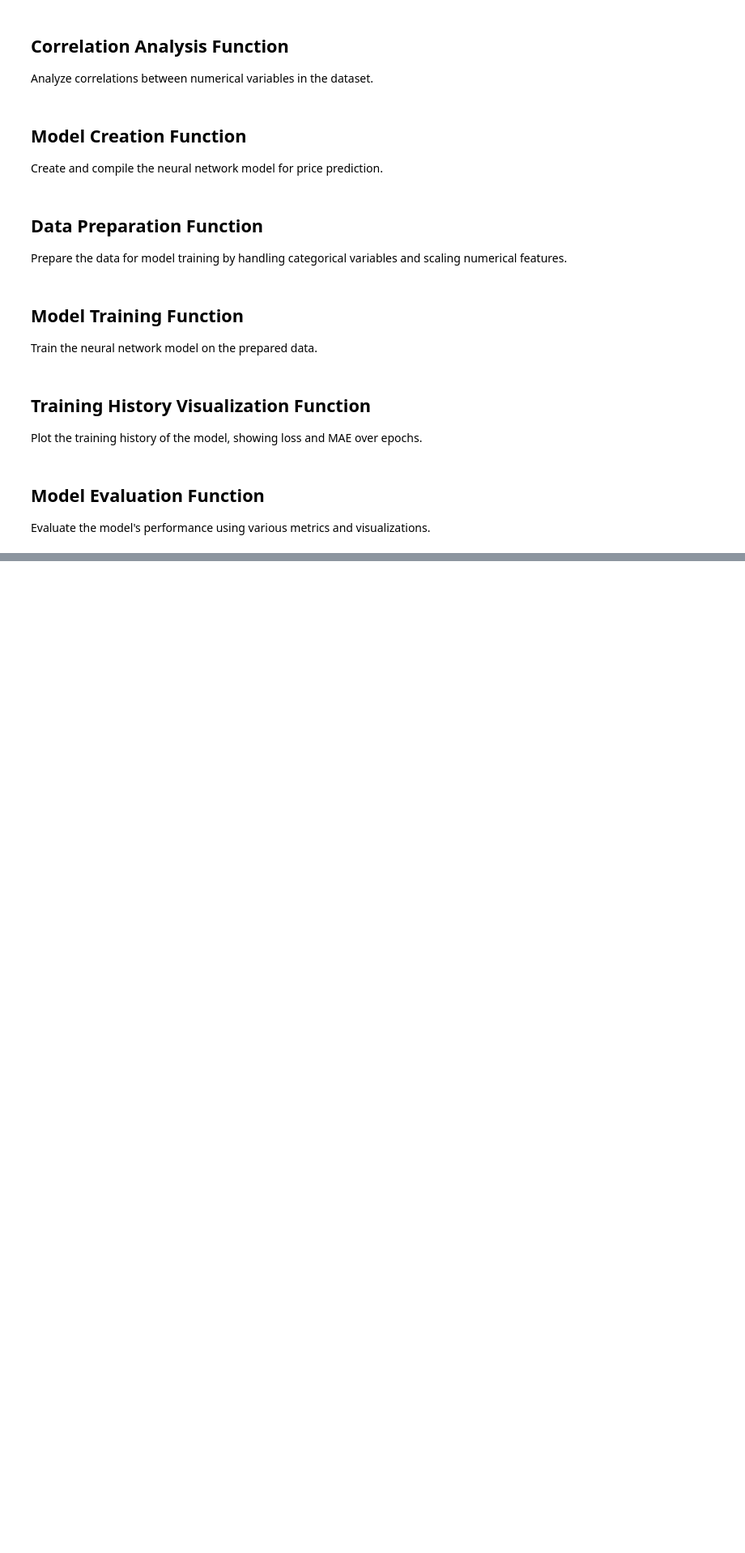
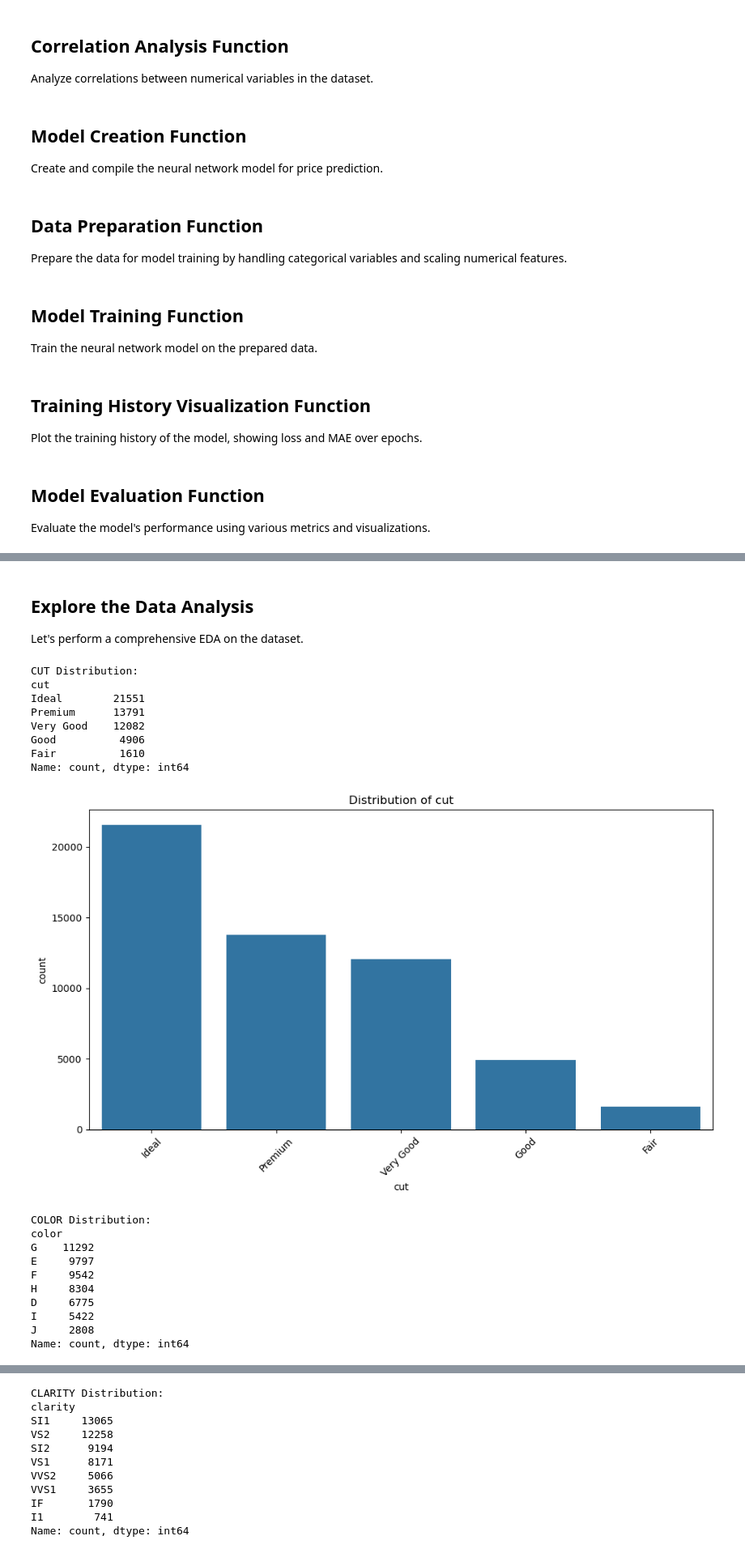
Before and after one commit to kartiks1/MSDS_458_Collab, a Jupyter notebook: MSDS458_Assignment_01/Assignment_01_regression.ipynb, the cells around one changed output, grey strips where cells are left out. Shown at 81% size. Cells and saved outputs as stored; diff of their text form; code cells hidden in the pictures; blank space fills up the shorter version.

Commit message:
added calls to the methods created for diamonds

```diff
--- a/MSDS458_Assignment_01/Assignment_01_regression.ipynb
+++ b/MSDS458_Assignment_01/Assignment_01_regression.ipynb
@@ -259,0 +264,6 @@ def evaluate_model(model, X_test, y_test):
+# %%
+# Load the dataset
+diamonds = load_data()
+
+# Display basic information
+display_data_info(diamonds)
@@ -259,0 +288,27 @@ def evaluate_model(model, X_test, y_test):
+# %% [markdown]
+## Explore the Data Analysis
+
+Let's perform a comprehensive EDA on the dataset.
+# %%
+# Analyze categorical variables
+analyze_categorical_variables(diamonds)
+# %% [output]
+CUT Distribution:
+cut
+Ideal        21551
+Premium      13791
+Very Good    12082
+Good          4906
+Fair          1610
+Name: count, dtype: int64
+[figure, added]
+COLOR Distribution:
+color
+G    11292
+E     9797
+F     9542
+H     8304
+D     6775
+I     5422
+J     2808
+Name: count, dtype: int64
@@ -259,0 +316,11 @@ def evaluate_model(model, X_test, y_test):
+CLARITY Distribution:
+clarity
+SI1     13065
+VS2     12258
+SI2      9194
+VS1      8171
+VVS2     5066
+VVS1     3655
+IF       1790
+I1        741
+Name: count, dtype: int64
```
Also changed, not shown: parts of 12 cells of this notebook.
